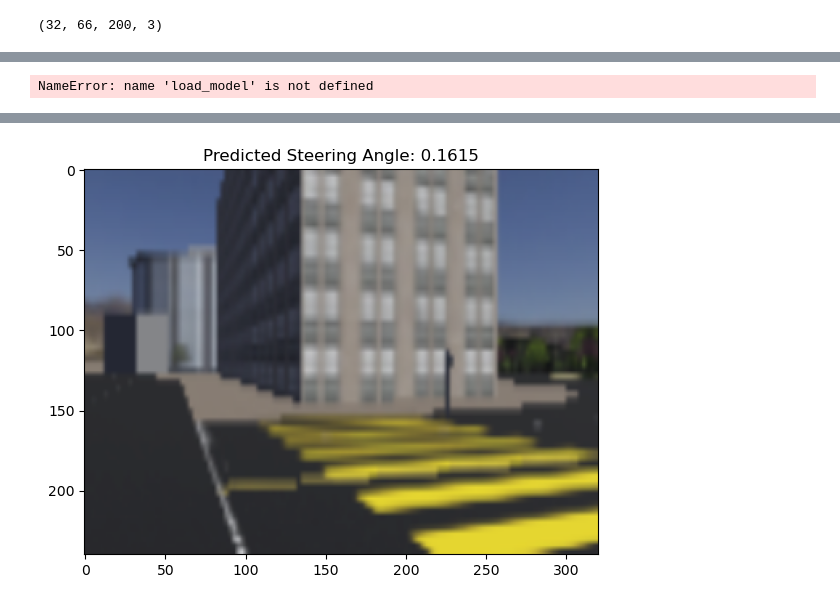
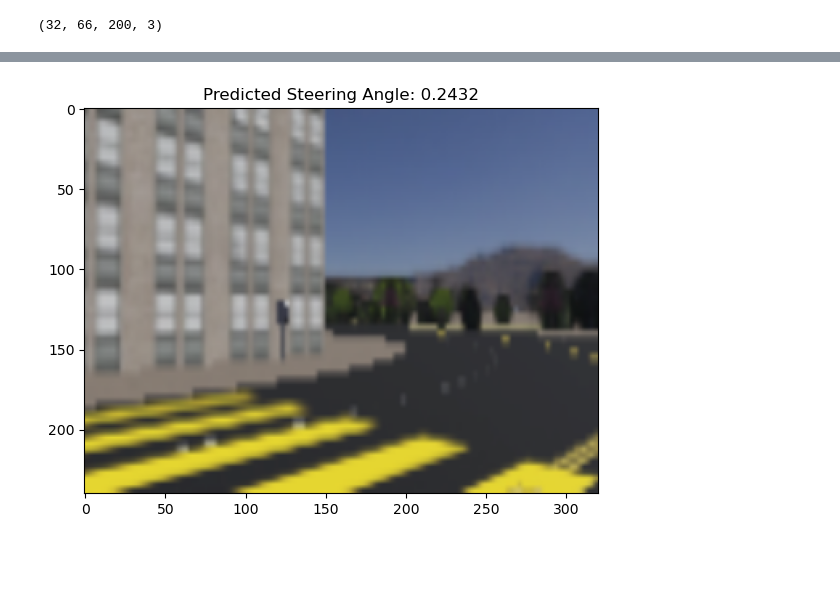
Before and after one commit to artisanvaultcode/MNA_NavAut_Final_Equipo3, a Jupyter notebook: NavAut_Final_Eq3/BehaviuralCloningCNN.ipynb, the cells around one changed output, grey strips where cells are left out. Drawn from its saved outputs; the diff is of its cells as text; code cells hidden in the pictures; blank space fills up the shorter version.

```diff
--- a/NavAut_Final_Eq3/BehaviuralCloningCNN.ipynb
+++ b/NavAut_Final_Eq3/BehaviuralCloningCNN.ipynb
@@ -30,7 +30,7 @@ Requirement already satisfied: mdurl~=0.1 in c:\users\rodia\appdata\roaming\pyth
 [notice] A new release of pip is available: 24.0 -> 24.1
 [notice] To update, run: python.exe -m pip install --upgrade pip
 # %%
-data = pd.read_csv('C:/Users/rodia/PycharmProjects/pythonProject/image_data.csv')
+data = pd.read_csv('C:/Users/rodia/PycharmProjects/NavAut_Final_Eq3/image_data.csv')
 print(data.head())
 # %% [output]
                                       Filename  Steering Angle
@@ -109,12 +115,9 @@ def data_generator(data, batch_size=32):
             angles = np.array(angles)
             yield images, angles
 # %%
-def custom_lambda_function(x):
-    return (x / 255.0) - 0.5  # Asumiendo que tu función lambda hace algo así.
-
 model = Sequential([
-    #Lambda(custom_lambda_function, input_shape=(66, 200, 3)),  # Normalización y definición del tamaño de entrada
-    Conv2D(24, (5, 5), strides=(2, 2), activation='relu'),
+    # Lambda(custom_lambda_function, input_shape=(66, 200, 3)),  # Si deseas usar una función lambda para preprocesamiento
+    Conv2D(24, (5, 5), strides=(2, 2), activation='relu', input_shape=(66, 200, 3)),  # Añade el input_shape aquí
     Conv2D(36, (5, 5), strides=(2, 2), activation='relu'),
     Conv2D(48, (5, 5), strides=(2, 2), activation='relu'),
     Conv2D(64, (3, 3), activation='relu'),
@@ -126,6 +129,7 @@ model = Sequential([
     Dense(10, activation='relu'),
     Dense(1)  # Salida
 ])
+
 model.compile(loss='mse', optimizer=Adam(learning_rate=1e-4))
 # %%
 model.summary()
@@ -207,16 +211,10 @@ Evaluating model...
 # %%
 model.save('behavioural_cloning_model.keras')
-# %%
-# Cargar el modelo
-model = load_model('behavioural_cloning_model.keras')
-# %% [output]
-NameError: name 'load_model' is not defined
 # %%
 # Función para cargar y preprocesar la imagen
 def load_and_preprocess_image(image_path):
     # Cargar la imagen
-    img = cv2.imread(image_path)
-    img = cv2.cvtColor(img, cv2.COLOR_BGR2RGB)  # Convertir de BGR a RGB
+    img = cv2.cvtColor(cv2.imread(image_path), cv2.COLOR_BGR2RGB)  # Convertir de BGR a RGB
 
     # Redimensionar la imagen para que coincida con la entrada del modelo
     img_resized = cv2.resize(img, (200, 66))
@@ -229,7 +227,7 @@ def load_and_preprocess_image(image_path):
     return img_batch
 
 # Ruta a tu imagen
-image_path = 'captured_images/2024-06-20 21-55-10-159.png'
+image_path = 'captured_images/2024-06-21 22-49-36-254.png'
 
 # Cargar y preprocesar la imagen
 prepared_image = load_and_preprocess_image(image_path)
@@ -251 +249 @@ plt.show()
-[figure, old version]
+[figure, new version]
```
Also changed, not shown: parts of 11 cells of this notebook, 4 other files.
